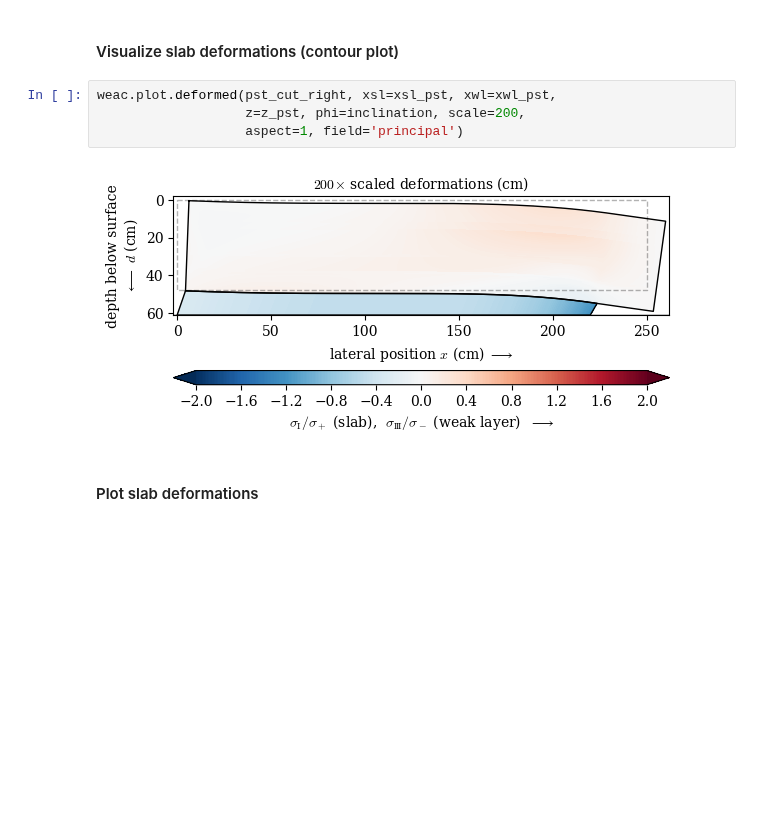
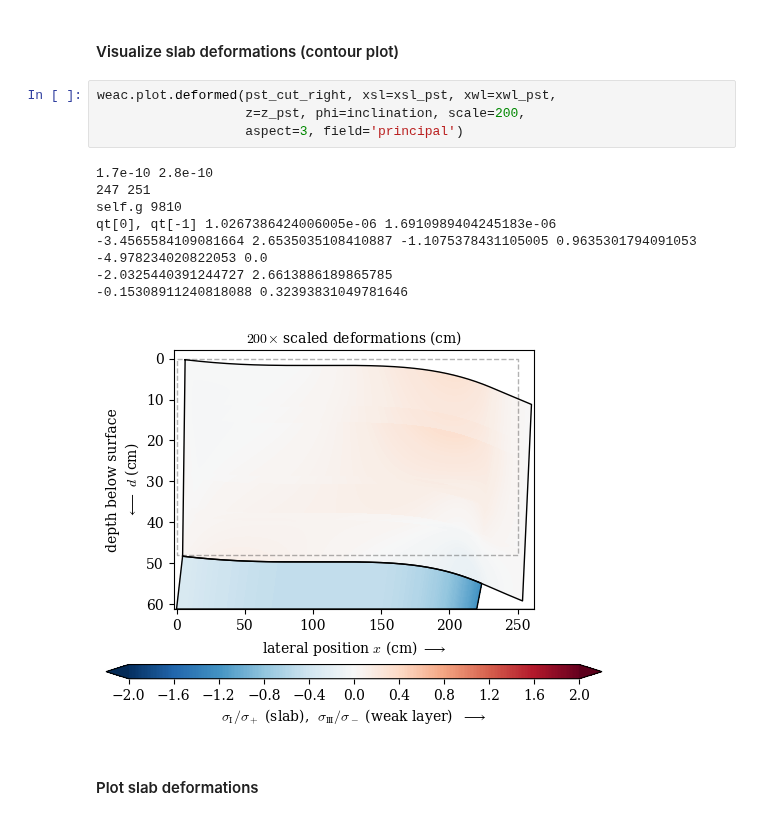
Before and after one commit to 2phi/weac, a Jupyter notebook: demo/demo.ipynb, the cells around one changed output. Drawn from its saved outputs; the diff is of its cells as text; blank space fills up the shorter version.

```diff
--- a/demo/demo.ipynb
+++ b/demo/demo.ipynb
@@ -220,9 +250,16 @@ xsl_pst, z_pst, xwl_pst = pst_cut_right.rasterize_solution(
 # %%
 weac.plot.deformed(pst_cut_right, xsl=xsl_pst, xwl=xwl_pst,
                    z=z_pst, phi=inclination, scale=200,
-                   aspect=1, field='principal')
+                   aspect=3, field='principal')
 # %% [output]
+1.7e-10 2.8e-10
+247 251
+self.g 9810
+qt[0], qt[-1] 1.0267386424006005e-06 1.6910989404245183e-06
+-3.4565584109081664 2.6535035108410887 -1.1075378431105005 0.9635301794091053 -4.978234020822053 0.0
+-2.0325440391244727 2.6613886189865785
+-0.15308911240818088 0.32393831049781646
-[figure, old version]
+[figure, new version]
 # %% [markdown]
 #### Plot slab deformations
 # %%
```
Also changed, not shown: parts of 5 cells of this notebook, 13 other files.
